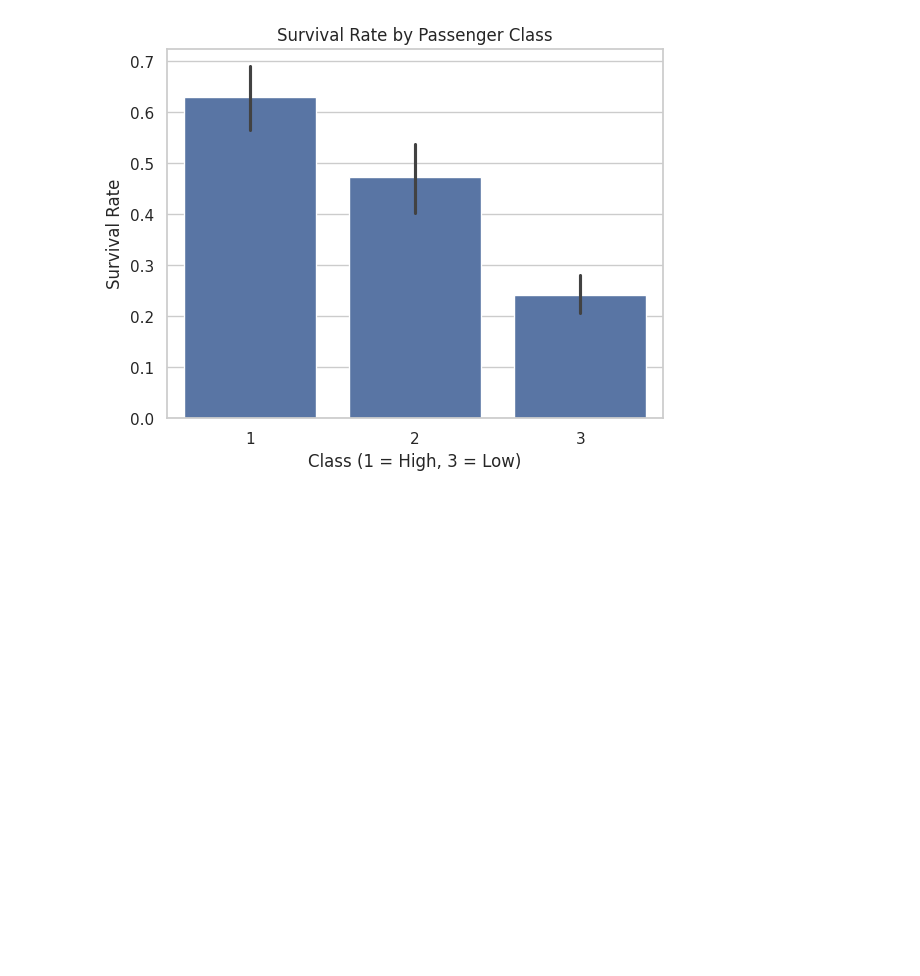
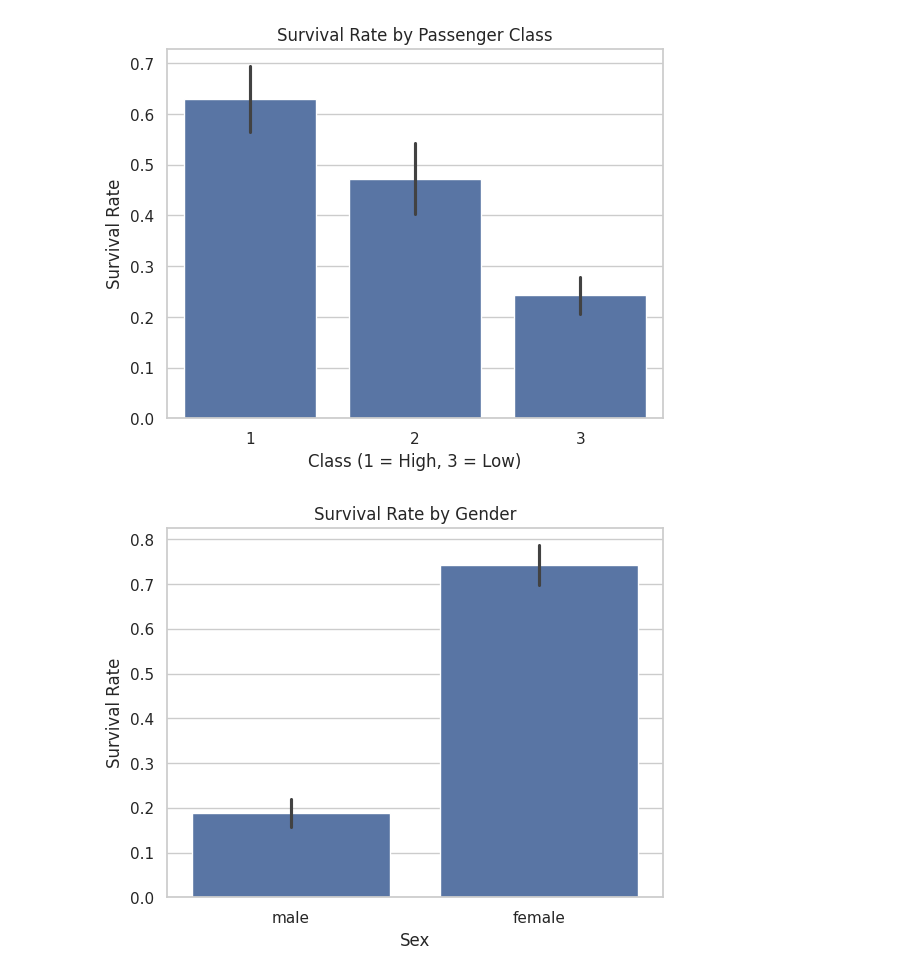
Before and after one commit to RaeHickel/Titanic, a Jupyter notebook: Titanic.ipynb, the cells around one changed output. Saved outputs shown, nothing was run; the diff lists cells and outputs as text; code cells hidden in the pictures; blank space fills up the shorter version.

```diff
--- a/Titanic.ipynb
+++ b/Titanic.ipynb
@@ -142,3 +142,18 @@ plt.xlabel('Class (1 = High, 3 = Low)')
 plt.show()
 # %% [output]
 [figure]
+# %%
+import pandas as pd
+import seaborn as sns
+import matplotlib.pyplot as plt
+
+# Optional: Set a visual style
+sns.set(style='whitegrid')
+# %%
+sns.barplot(x='sex', y='survived', data=df)
+plt.title('Survival Rate by Gender')
+plt.ylabel('Survival Rate')
+plt.xlabel('Sex')
+plt.show()
+# %% [output]
+[figure, added]
```
Also changed, not shown: parts of 1 cell of this notebook.
